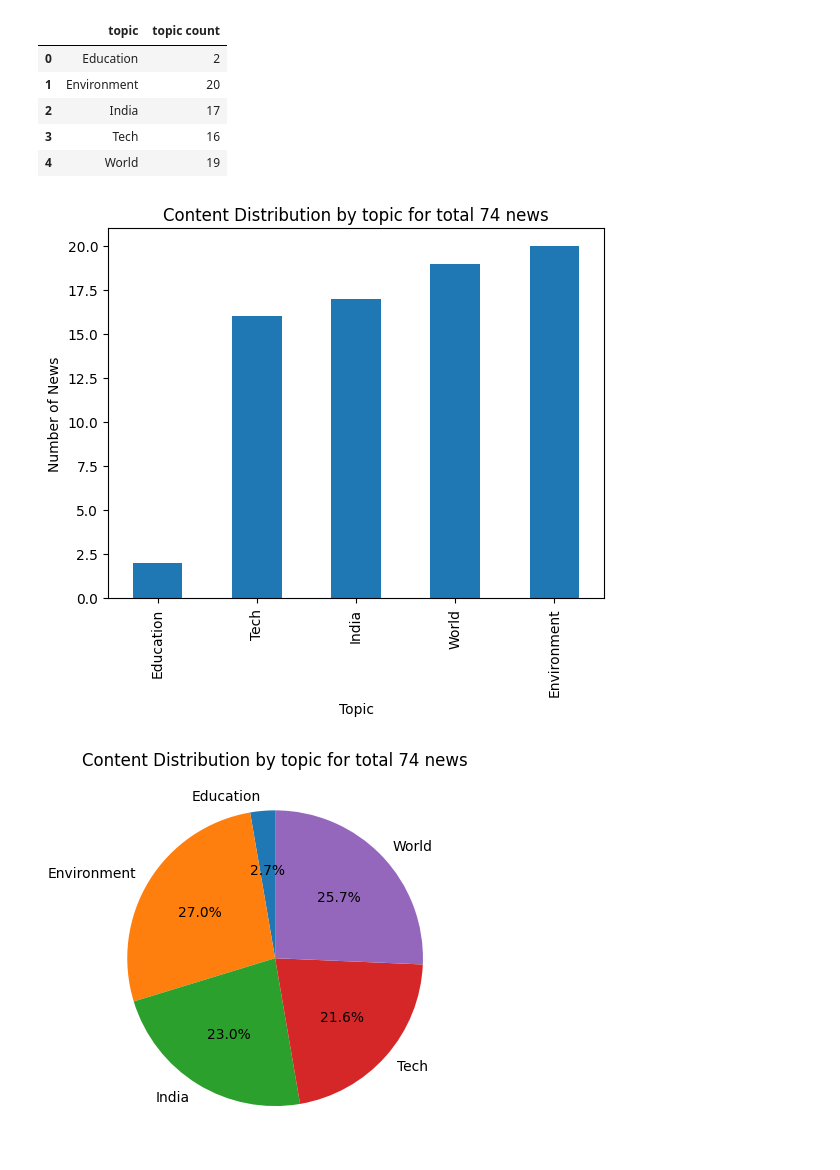
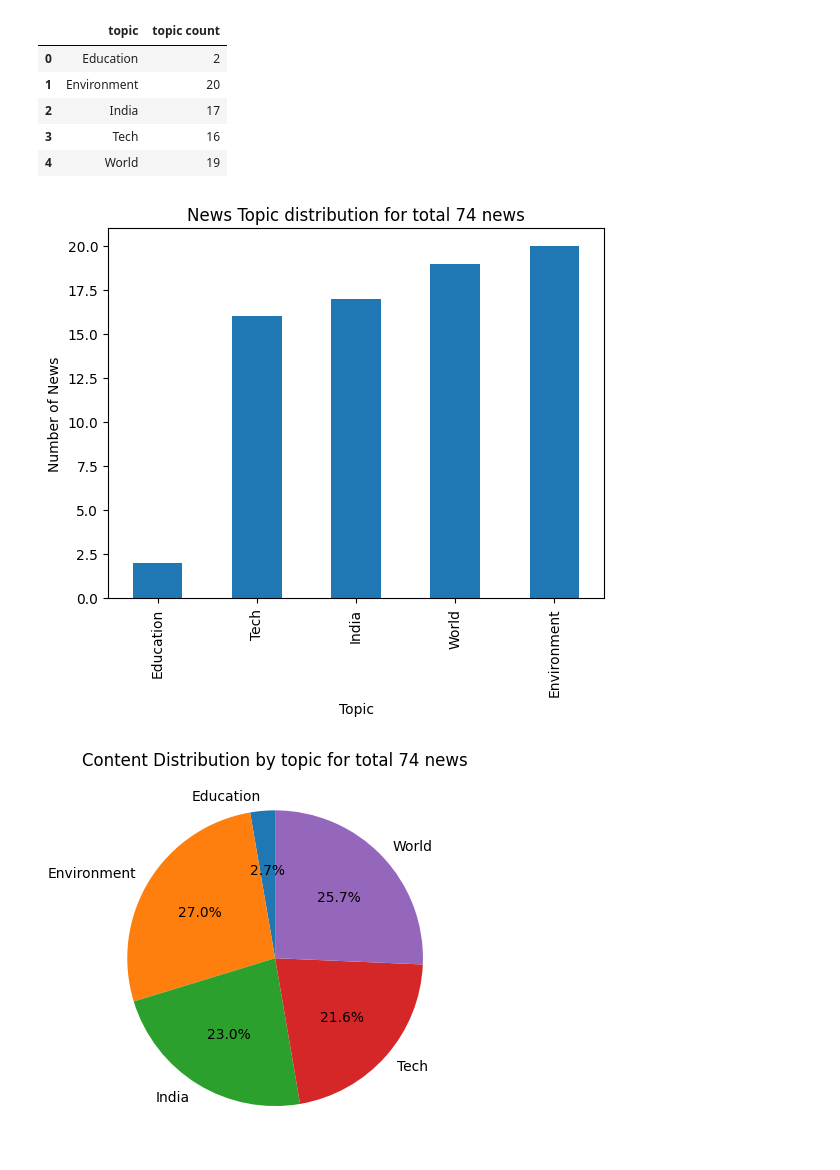
Before and after one commit to abdulwazed/Automated_MCQ_By_SLM_On_CA, a Jupyter notebook: src/03_eda_visualization.ipynb, the cells around one changed output. Saved outputs shown, nothing was run; the diff lists cells and outputs as text; code cells hidden in the pictures.

Commit message:
data, docs and report added

```diff
--- a/src/03_eda_visualization.ipynb
+++ b/src/03_eda_visualization.ipynb
@@ -109,13 +109,13 @@ mcq_generation_instructoin_report_df1
 # %%
 # Plot bar chart
 mcq_generation_instructoin_report_df1.sort_values(by="topic count").plot(x="topic", y="topic count", kind="bar", legend=False)
 
-plt.title(f"Content Distribution by topic for total {len(mcq_generation_instructoin_report_df)} news")
+plt.title(f"News Topic distribution for total {len(mcq_generation_instructoin_report_df)} news")
 plt.xlabel("Topic")
 plt.ylabel("Number of News")
 plt.show()
 # %% [output]
-[figure, old version]
+[figure, new version]
 # %%
 #Plot pie chart
 plt.pie(mcq_generation_instructoin_report_df1["topic count"], labels=mcq_generation_instructoin_report_df1["topic"], autopct="%1.1f%%", startangle=90)
```
Also changed, not shown: parts of 4 cells of this notebook, 11 other files.
